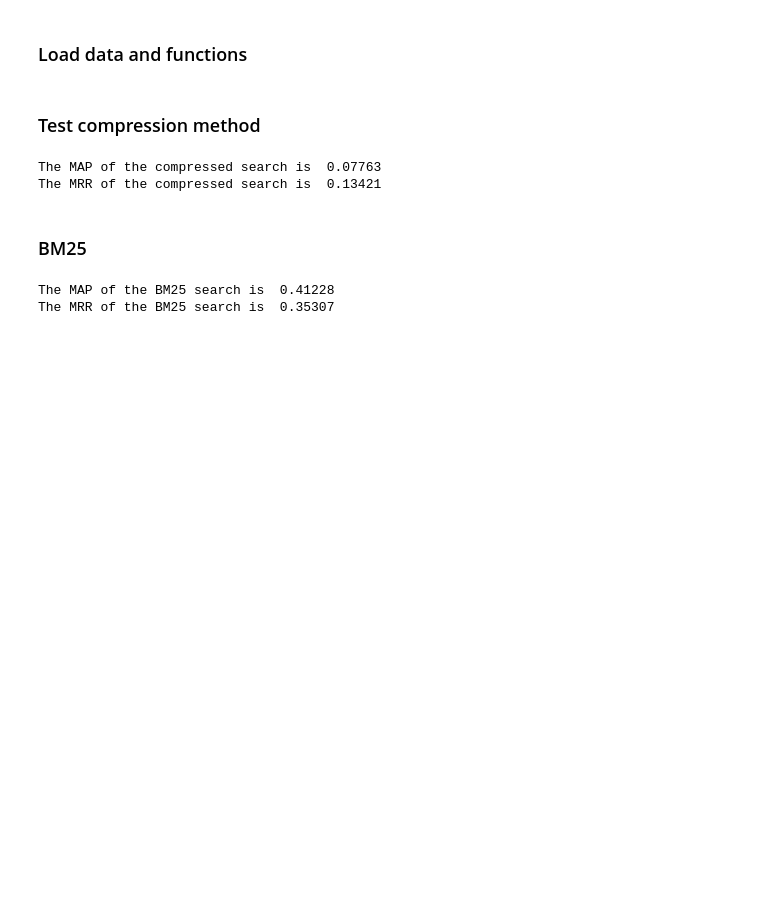
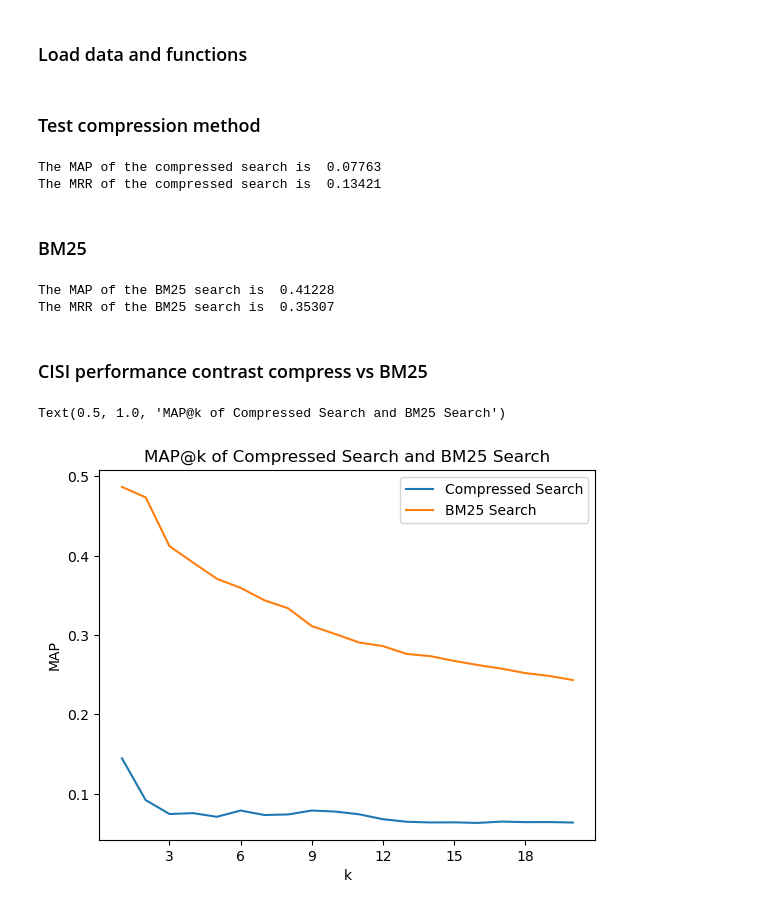
Before and after one commit to Kiyotaka86/compression_text_classification, a Jupyter notebook: part1/part1.ipynb, the cells around one changed output. Saved outputs shown, nothing was run; the diff lists cells and outputs as text; code cells hidden in the pictures; blank space fills up the shorter version.

```diff
--- a/part1/part1.ipynb
+++ b/part1/part1.ipynb
@@ -341,3 +446,52 @@ print(f"The MRR of the BM25 search is ", format(cisi_bm25_mean_reciprocal_rank,
 # %% [output]
 The MAP of the BM25 search is  0.41228
 The MRR of the BM25 search is  0.35307
+# %%
+# Tokenize the corpus and remove the stopwords
+tokenized_corpus = [preprocess(line) for line in documents.values()]
+
+# Train the model
+bm25 = BM25Okapi(tokenized_corpus)
+
+cisi_bm25_map_list = []
+cisi_bm25_mrr_list = []
+
+for k in k_values:
+    test_result = {}
+    for key in qry_set.keys():
+        if key not in test_result:
+            test_result[key] = []
+        # tokenize the query and get the top k result
+        tokenized_query = preprocess(qry_set[key])
+        # append the result to the test_result
+        test_result[key].append(np.argsort(bm25.get_scores(tokenized_query))[::-1][:k]) # [::-1] to sort in descending order
+
+
+    # Score the result by matching the result with the qrels
+    scored_result = {}
+    for key in test_result.keys():
+        if key in rel_set.keys():
+            if key not in scored_result.keys():
+                scored_result[key] = []
+            for test in test_result[key]:
+                for i in test:
+                    temp = str(i+1)
+                    if temp in rel_set[key]:
+                        scored_result[key].append((i+1, 1))
+                    else:
+                        scored_result[key].append((i+1, 0))
+    cisi_bm25_map_list.append(calc_map(scored_result))
+    cisi_bm25_mrr_list.append(calc_mrr(scored_result))
+# %% [markdown]
+### CISI performance contrast compress vs BM25
+# %%
+cisi_map_result_list = [k_values, cisi_compress_map_list, cisi_bm25_map_list]
+sns.lineplot(x=cisi_map_result_list[0], y=cisi_map_result_list[1], label="Compressed Search")
+sns.lineplot(x=cisi_map_result_list[0], y=cisi_map_result_list[2], label="BM25 Search")
+plt.gca().xaxis.set_major_locator(ticker.MaxNLocator(integer=True))
+plt.xlabel("k")
+plt.ylabel("MAP")
+plt.title("MAP@k of Compressed Search and BM25 Search")
+# %% [output]
+Text(0.5, 1.0, 'MAP@k of Compressed Search and BM25 Search')
+[figure, added]
```
Also changed, not shown: parts of 11 cells of this notebook.
